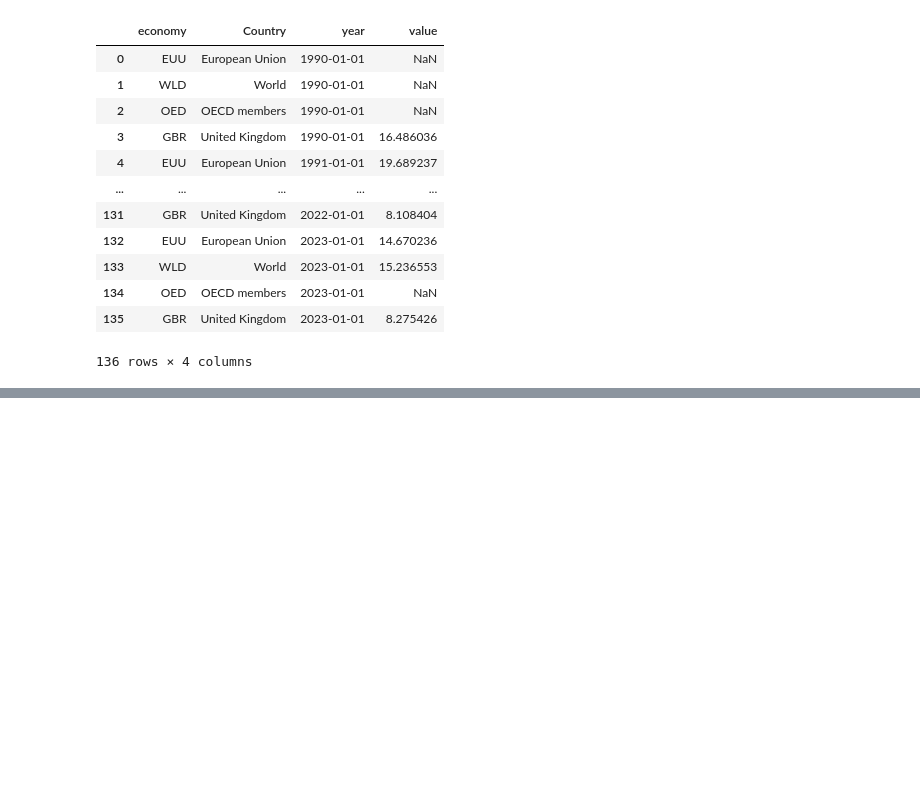
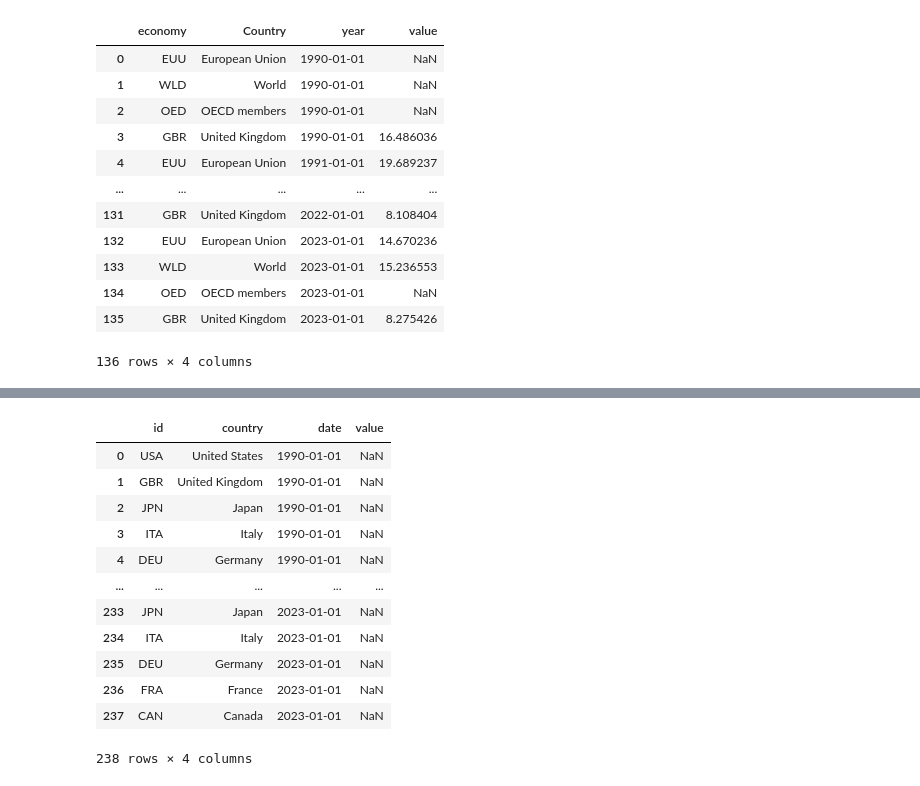
Before and after one commit to gmelmed/gmelmed.github.io, a Jupyter notebook: cc3_data.ipynb, the cells around one changed output, grey strips where cells are left out. Drawn from its saved outputs; the diff is of its cells as text; code cells hidden in the pictures; blank space fills up the shorter version.

```diff
--- a/cc3_data.ipynb
+++ b/cc3_data.ipynb
@@ -317,0 +339,27 @@ manufacturing_gdp_melt.to_csv('data/mva.csv', index=False)
+# %%
+# melt
+rd_spending_melt = rd_spending.melt(id_vars=['economy', 'Country'], var_name='year', value_name='value')
+
+# turn the year column into a datetime
+rd_spending_melt['year'] = pd.to_datetime(rd_spending_melt['year'].str.replace('YR', ''), format='%Y')
+
+
+rd_spending_melt.columns = ['id', 'country', 'date', 'value']
+
+rd_spending_melt['value'] = rd_spending_melt['value'] / 100
+
+rd_spending_melt
+# %% [output]
+|  | id | country | date | value |
+| 0 | USA | United States | 1990-01-01 | NaN |
+| 1 | GBR | United Kingdom | 1990-01-01 | NaN |
+| 2 | JPN | Japan | 1990-01-01 | NaN |
+| 3 | ITA | Italy | 1990-01-01 | NaN |
+| 4 | DEU | Germany | 1990-01-01 | NaN |
+| ... | ... | ... | ... | ... |
+| 233 | JPN | Japan | 2023-01-01 | NaN |
+| 234 | ITA | Italy | 2023-01-01 | NaN |
+| 235 | DEU | Germany | 2023-01-01 | NaN |
+| 236 | FRA | France | 2023-01-01 | NaN |
+| 237 | CAN | Canada | 2023-01-01 | NaN |
+238 rows × 4 columns
```
Also changed, not shown: parts of 2 cells of this notebook, 3 other files.
